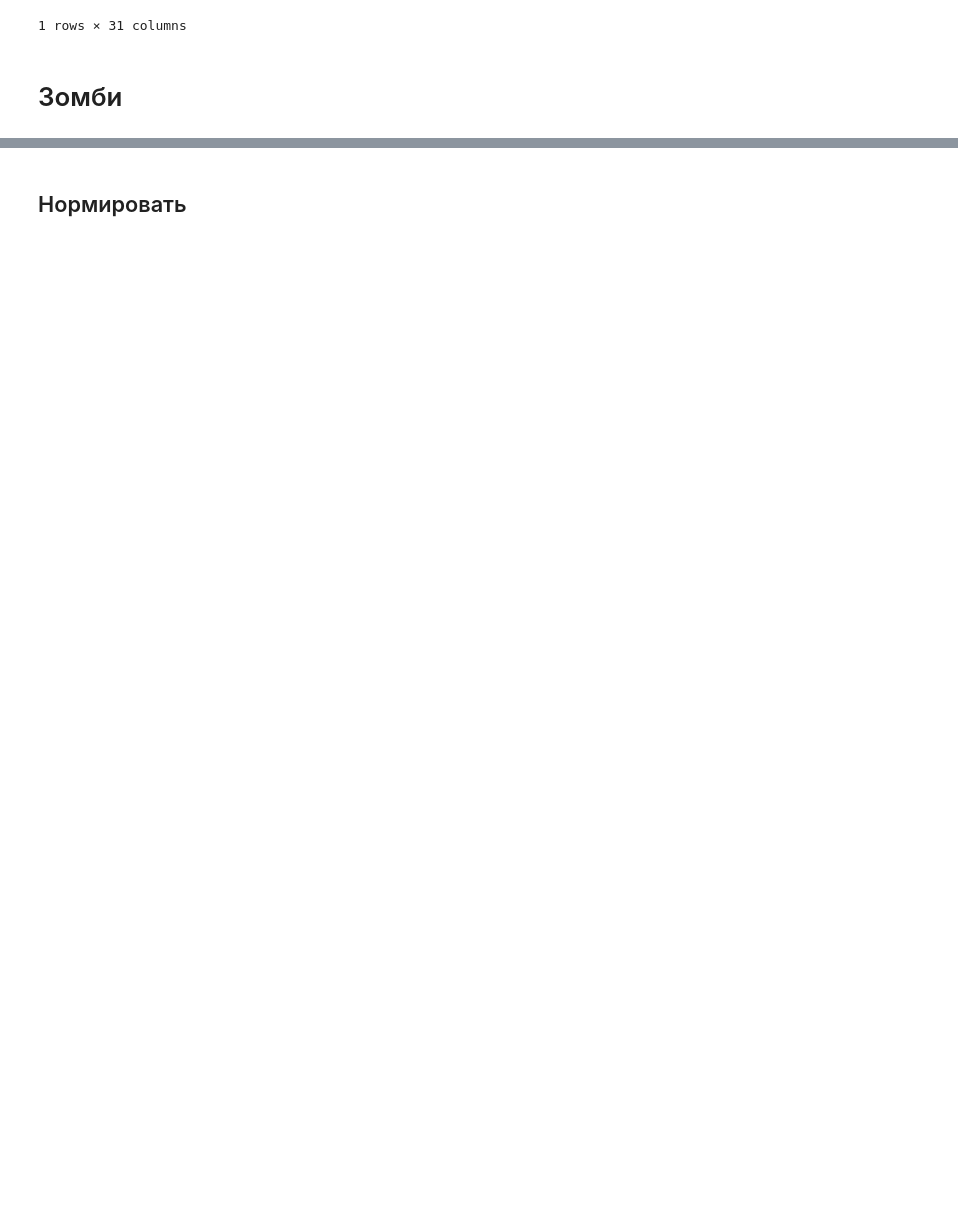
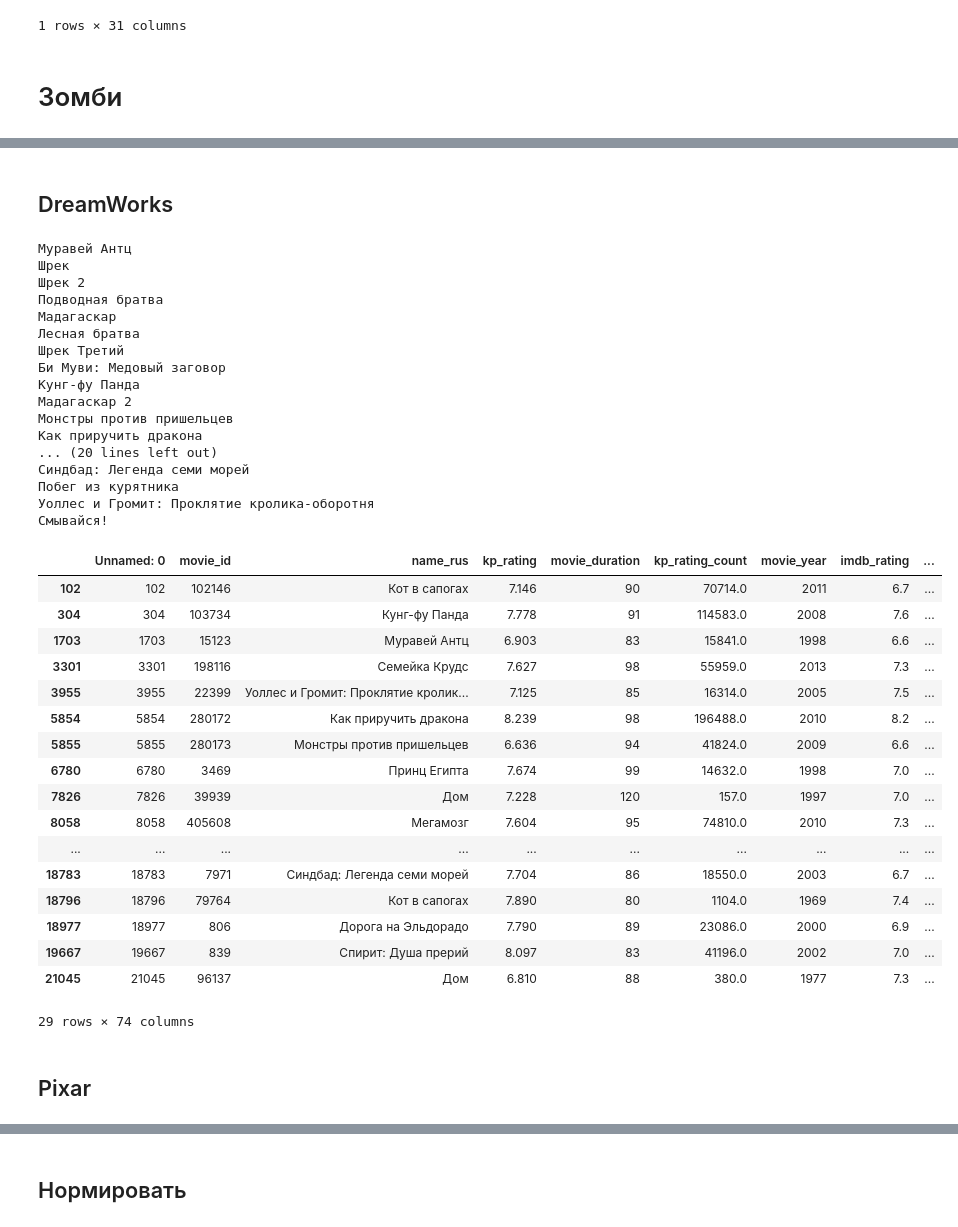
Before and after one commit to kandrewkov/Movie-Recommendations, a Jupyter notebook: preproc_data.ipynb, the cells around one changed output, grey strips where cells are left out. Cells and saved outputs as stored; diff of their text form; code cells hidden in the pictures; blank space fills up the shorter version.

```diff
--- a/preproc_data.ipynb
+++ b/preproc_data.ipynb
@@ -322,0 +385,55 @@ movies['movie_id'] = np.array(range(len(movies1)))
+# %% [markdown]
+## DreamWorks
+# %%
+movies['DreamWorks'] = np.zeros(len(movies))
+with open("data/DreamWorks.txt") as films:
+#     set_of_zobies = set(films.read().splitlines())
+    set_of_DM = set([])
+    for film in films.readlines():
+        print(' '.join(film.split()[1:-1]))
+        film = ' '.join(film.split()[1:-1])
+        set_of_DM.add(film)
+
+for ind, name in enumerate(movies['name_rus']):
+    if name in set_of_DM:
+        movies.loc[ind, 'DreamWorks'] = 1
+
+movies[movies['DreamWorks'] == 1]
+# %% [output]
+Муравей Антц
+Шрек
+Шрек 2
+Подводная братва
+Мадагаскар
+Лесная братва
+Шрек Третий
+Би Муви: Медовый заговор
+Кунг-фу Панда
+Мадагаскар 2
+Монстры против пришельцев
+Как приручить дракона
+... (20 lines left out)
+Синдбад: Легенда семи морей
+Побег из курятника
+Уоллес и Громит: Проклятие кролика-оборотня
+Смывайся!
+|  | Unnamed: 0 | movie_id | name_rus | kp_rating | movie_duration | kp_rating_count | movie_year | imdb_rating | ... |
+| 102 | 102 | 102146 | Кот в сапогах | 7.146 | 90 | 70714.0 | 2011 | 6.7 | ... |
+| 304 | 304 | 103734 | Кунг-фу Панда | 7.778 | 91 | 114583.0 | 2008 | 7.6 | ... |
+| 1703 | 1703 | 15123 | Муравей Антц | 6.903 | 83 | 15841.0 | 1998 | 6.6 | ... |
+| 3301 | 3301 | 198116 | Семейка Крудс | 7.627 | 98 | 55959.0 | 2013 | 7.3 | ... |
+| 3955 | 3955 | 22399 | Уоллес и Громит: Проклятие кролик... | 7.125 | 85 | 16314.0 | 2005 | 7.5 | ... |
+| 5854 | 5854 | 280172 | Как приручить дракона | 8.239 | 98 | 196488.0 | 2010 | 8.2 | ... |
+| 5855 | 5855 | 280173 | Монстры против пришельцев | 6.636 | 94 | 41824.0 | 2009 | 6.6 | ... |
+| 6780 | 6780 | 3469 | Принц Египта | 7.674 | 99 | 14632.0 | 1998 | 7.0 | ... |
+| 7826 | 7826 | 39939 | Дом | 7.228 | 120 | 157.0 | 1997 | 7.0 | ... |
+| 8058 | 8058 | 405608 | Мегамозг | 7.604 | 95 | 74810.0 | 2010 | 7.3 | ... |
+| ... | ... | ... | ... | ... | ... | ... | ... | ... | ... |
+| 18783 | 18783 | 7971 | Синдбад: Легенда семи морей | 7.704 | 86 | 18550.0 | 2003 | 6.7 | ... |
+| 18796 | 18796 | 79764 | Кот в сапогах | 7.890 | 80 | 1104.0 | 1969 | 7.4 | ... |
+| 18977 | 18977 | 806 | Дорога на Эльдорадо | 7.790 | 89 | 23086.0 | 2000 | 6.9 | ... |
+| 19667 | 19667 | 839 | Спирит: Душа прерий | 8.097 | 83 | 41196.0 | 2002 | 7.0 | ... |
+| 21045 | 21045 | 96137 | Дом | 6.810 | 88 | 380.0 | 1977 | 7.3 | ... |
+29 rows × 74 columns
+# %% [markdown]
+## Pixar
```
Also changed, not shown: parts of 30 cells of this notebook.
